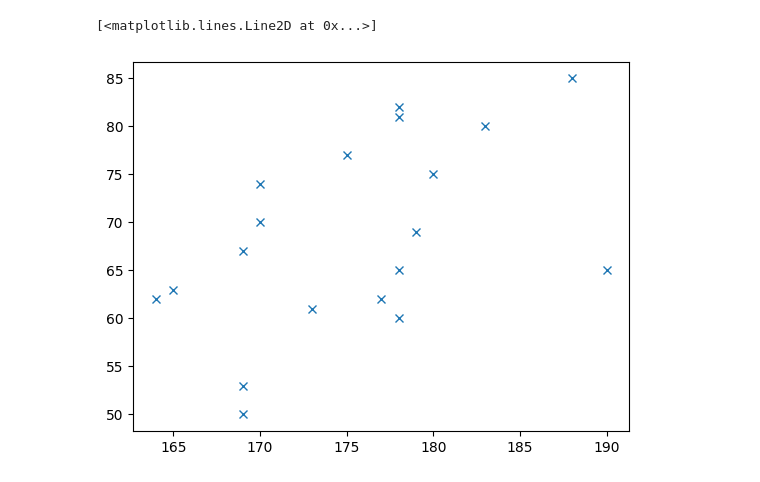
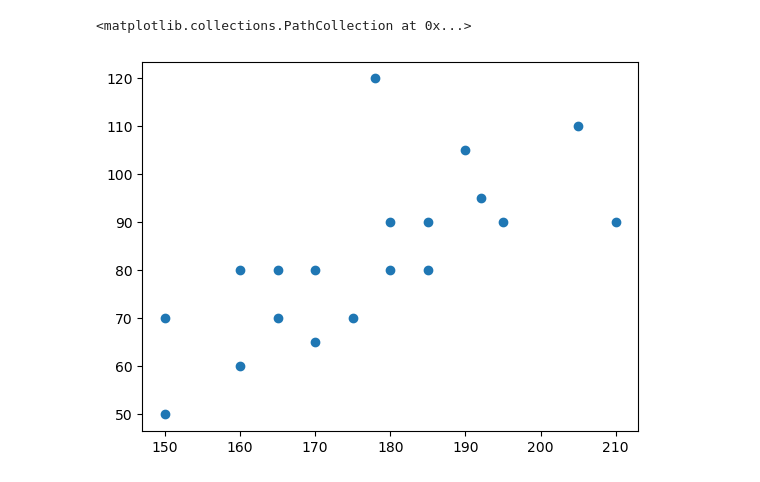
Before and after one commit to olethrosdc/machine-learning-neuch, a Jupyter notebook: BSc/src/Regression/ClassRegression.ipynb, the cells around one changed output. Cells and saved outputs as stored; diff of their text form; code cells hidden in the pictures.

```diff
--- a/BSc/src/Regression/ClassRegression.ipynb
+++ b/BSc/src/Regression/ClassRegression.ipynb
@@ -3,5 +4,5 @@ import pandas as pd
 # %%
-data = pd.read_excel("~/class.xlsx")
+data = pd.read_excel("../../data/class.xlsx")
 # %%
 data.head()
 # %% [output]
@@ -16,10 +17,10 @@ X = data["Height"]
 Y = data["Weight"]
 # %%
 import matplotlib.pyplot as plt
-plt.plot(X, Y, 'x')
+plt.scatter(X, Y)
 # %% [output]
-[<matplotlib.lines.Line2D at 0x...>]
+<matplotlib.collections.PathCollection at 0x...>
-[figure, old version]
+[figure, new version]
 # %%
 def mse_loss(f, X, Y):
     mse = 0
```
Also changed, not shown: parts of 7 cells of this notebook.
